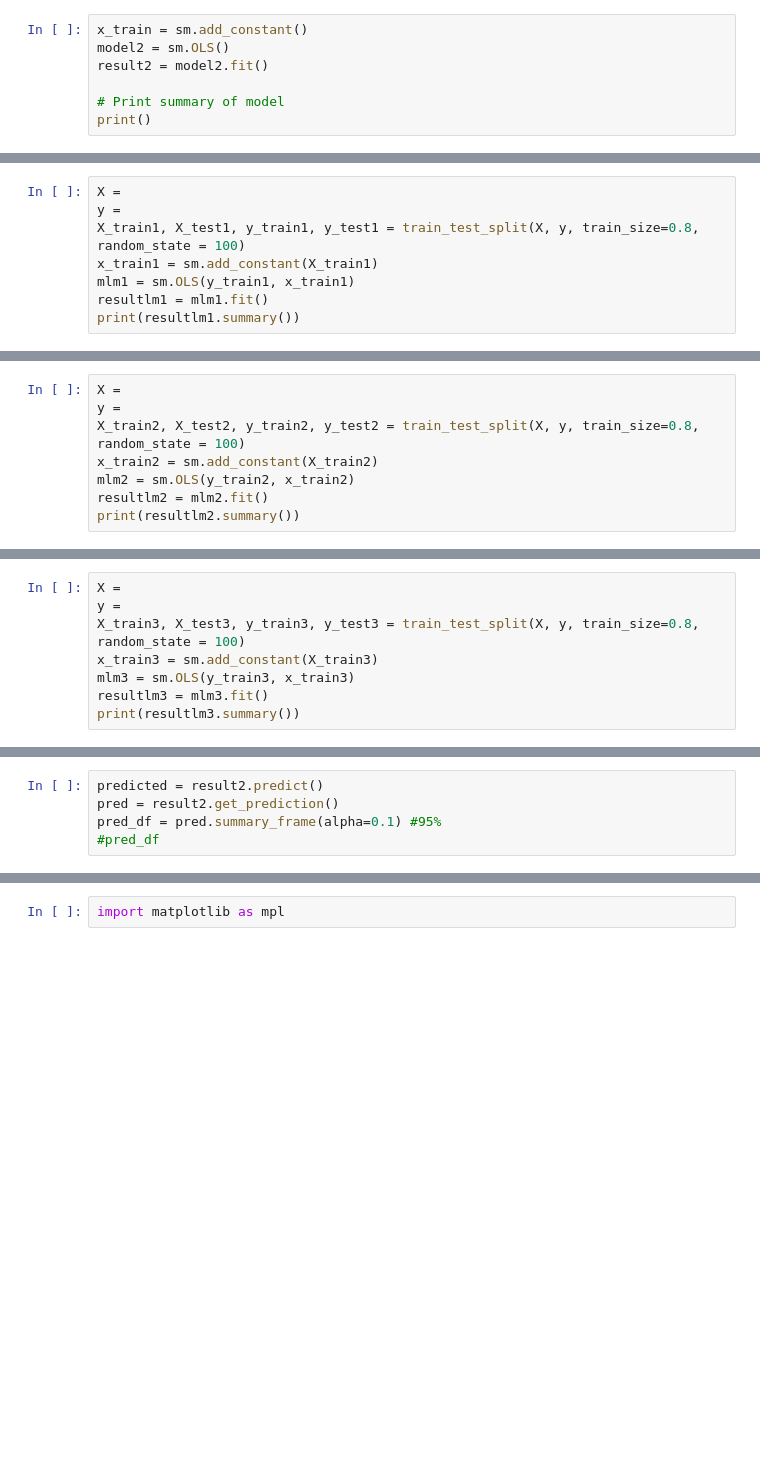
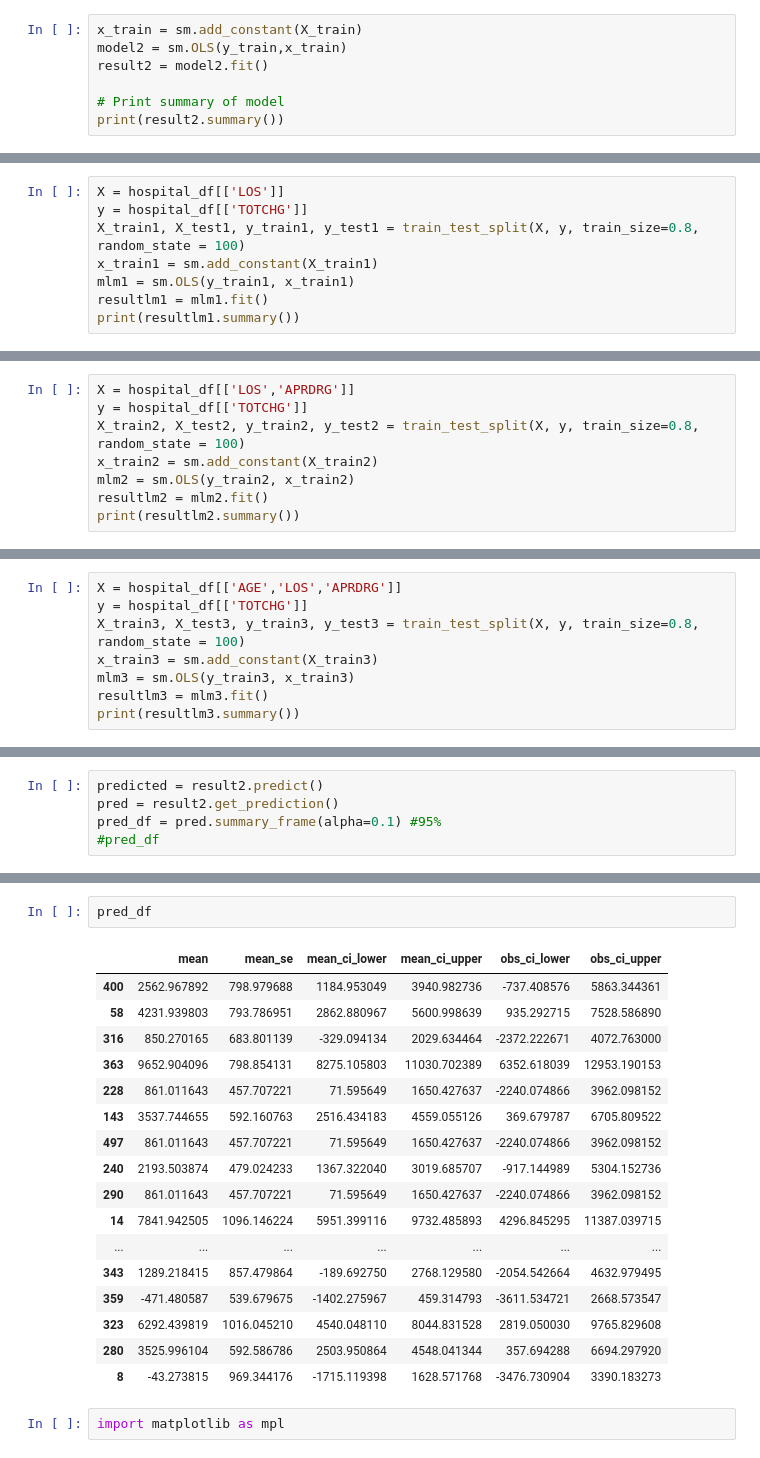
Before and after one commit to OMKARTT/PythonPracticeCode, a Jupyter notebook: Copy_of_Regression_Working_Code.ipynb, the cells around one changed output, grey strips where cells are left out. Cells and saved outputs as stored; diff of their text form; blank space fills up the shorter version.

```diff
--- a/Copy_of_Regression_Working_Code.ipynb
+++ b/Copy_of_Regression_Working_Code.ipynb
@@ -331,9 +361,9 @@ print('Root mean squared error for the second model is: ', rmse2)
 # %% [markdown]
 Print regression summary using statsmodels library
 # %%
-x_train = sm.add_constant()
-model2 = sm.OLS()
+x_train = sm.add_constant(X_train)
+model2 = sm.OLS(y_train,x_train)
 result2 = model2.fit()
 
 # Print summary of model
-print()
+print(result2.summary())
@@ -404,6 +507,6 @@ m1.get_support()
 # %%
-X =
-y =
+X = hospital_df[['LOS']]
+y = hospital_df[['TOTCHG']]
 X_train1, X_test1, y_train1, y_test1 = train_test_split(X, y, train_size=0.8, random_state = 100)
 x_train1 = sm.add_constant(X_train1)
 mlm1 = sm.OLS(y_train1, x_train1)
@@ -417,6 +540,6 @@ m2.get_support()
 # %%
-X =
-y =
+X = hospital_df[['LOS','APRDRG']]
+y = hospital_df[['TOTCHG']]
 X_train2, X_test2, y_train2, y_test2 = train_test_split(X, y, train_size=0.8, random_state = 100)
 x_train2 = sm.add_constant(X_train2)
 mlm2 = sm.OLS(y_train2, x_train2)
@@ -430,6 +573,6 @@ m3.get_support()
 # %%
-X =
-y =
+X = hospital_df[['AGE','LOS','APRDRG']]
+y = hospital_df[['TOTCHG']]
 X_train3, X_test3, y_train3, y_test3 = train_test_split(X, y, train_size=0.8, random_state = 100)
 x_train3 = sm.add_constant(X_train3)
 mlm3 = sm.OLS(y_train3, x_train3)
@@ -455,3 +636,23 @@ pred_df.shape
+# %%
+pred_df
+# %% [output]
+|  | mean | mean_se | mean_ci_lower | mean_ci_upper | obs_ci_lower | obs_ci_upper |
+| 400 | 2562.967892 | 798.979688 | 1184.953049 | 3940.982736 | -737.408576 | 5863.344361 |
+| 58 | 4231.939803 | 793.786951 | 2862.880967 | 5600.998639 | 935.292715 | 7528.586890 |
+| 316 | 850.270165 | 683.801139 | -329.094134 | 2029.634464 | -2372.222671 | 4072.763000 |
+| 363 | 9652.904096 | 798.854131 | 8275.105803 | 11030.702389 | 6352.618039 | 12953.190153 |
+| 228 | 861.011643 | 457.707221 | 71.595649 | 1650.427637 | -2240.074866 | 3962.098152 |
+| 143 | 3537.744655 | 592.160763 | 2516.434183 | 4559.055126 | 369.679787 | 6705.809522 |
+| 497 | 861.011643 | 457.707221 | 71.595649 | 1650.427637 | -2240.074866 | 3962.098152 |
+| 240 | 2193.503874 | 479.024233 | 1367.322040 | 3019.685707 | -917.144989 | 5304.152736 |
+| 290 | 861.011643 | 457.707221 | 71.595649 | 1650.427637 | -2240.074866 | 3962.098152 |
+| 14 | 7841.942505 | 1096.146224 | 5951.399116 | 9732.485893 | 4296.845295 | 11387.039715 |
+| ... | ... | ... | ... | ... | ... | ... |
+| 343 | 1289.218415 | 857.479864 | -189.692750 | 2768.129580 | -2054.542664 | 4632.979495 |
+| 359 | -471.480587 | 539.679675 | -1402.275967 | 459.314793 | -3611.534721 | 2668.573547 |
+| 323 | 6292.439819 | 1016.045210 | 4540.048110 | 8044.831528 | 2819.050030 | 9765.829608 |
+| 280 | 3525.996104 | 592.586786 | 2503.950864 | 4548.041344 | 357.694288 | 6694.297920 |
+| 8 | -43.273815 | 969.344176 | -1715.119398 | 1628.571768 | -3476.730904 | 3390.183273 |
 # %%
 import matplotlib as mpl
 # %%
```
Also changed, not shown: parts of 36 cells of this notebook.
